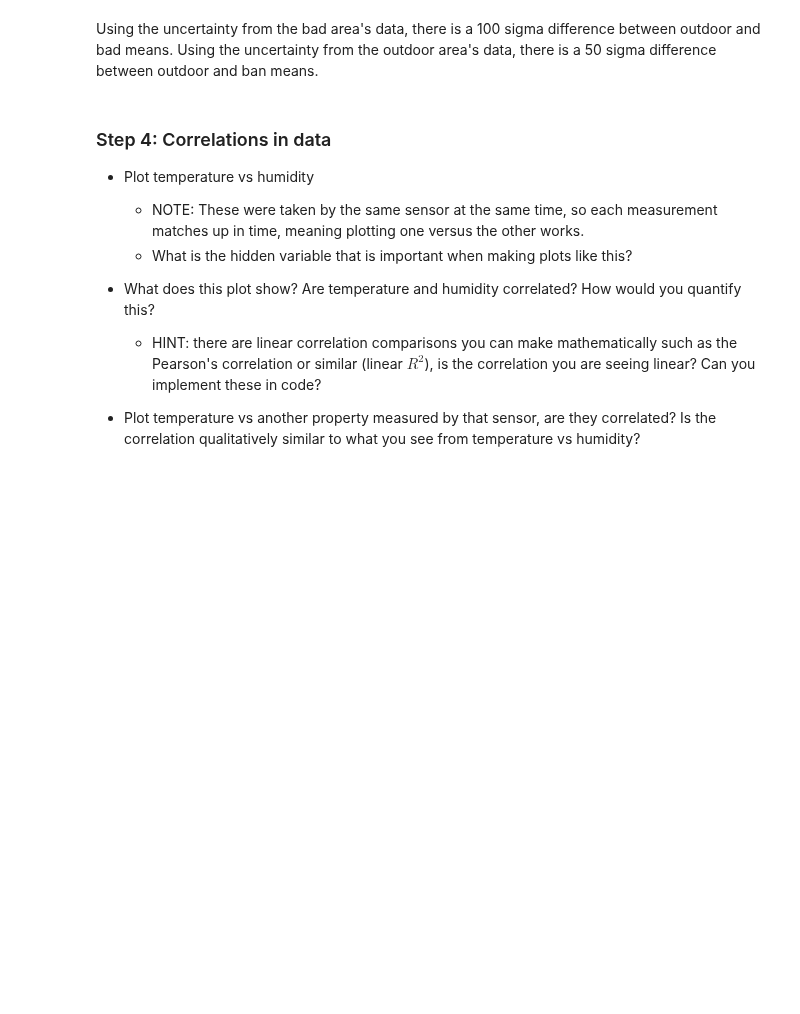
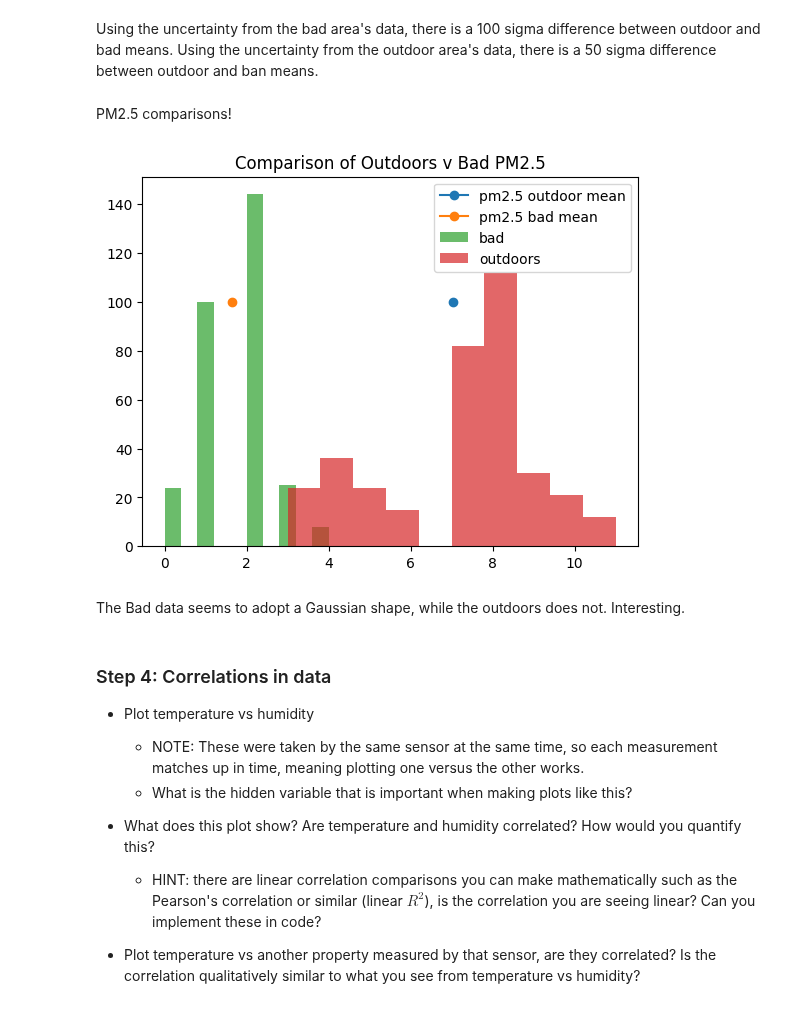
Before and after one commit to Gish-Sky/E11_LabWork, a Jupyter notebook: Lab-Activity-Week-6.ipynb, the cells around one changed output. Saved outputs shown, nothing was run; the diff lists cells and outputs as text; code cells hidden in the pictures; blank space fills up the shorter version.

```diff
--- a/Lab-Activity-Week-6.ipynb
+++ b/Lab-Activity-Week-6.ipynb
@@ -177,6 +177,22 @@ The outdoor mean for PM1 is 4.075842696629214 and the outdoor std is 1.205036536
 The bad mean for PM1 is 1.0232558139534884 and the bad std is 0.5174241808026544 . The uncertainty is 0.030023996176307757 . The distribution is not Gaussian.
 # %% [markdown]
 Using the uncertainty from the bad area's data, there is a 100 sigma difference between outdoor and bad means. Using the uncertainty from the outdoor area's data, there is a 50 sigma difference between outdoor and ban means.
+# %% [markdown]
+PM2.5 comparisons!
+# %%
+pm25_bad_mean = np.mean(bad['PM2.5'])
+pm25_bad_std = np.std(bad['PM2.5'])
+plt.plot(pm25_outdoor_mean, 100, label = 'pm2.5 outdoor mean', marker = 'o')
+plt.plot(pm25_bad_mean, 100, label = 'pm2.5 bad mean', marker = 'o')
+plt.hist(bad['PM2.5'], alpha = 0.7, label = 'bad')
+plt.hist(outdoors['PM2.5'], alpha = 0.7, label = 'outdoors')
+plt.title("Comparison of Outdoors v Bad PM2.5")
+plt.legend()
+plt.show()
+# %% [output]
+[figure, added]
+# %% [markdown]
+The Bad data seems to adopt a Gaussian shape, while the outdoors does not. Interesting.
 # %% [markdown]
 ### Step 4: Correlations in data
 - Plot temperature vs humidity
```
